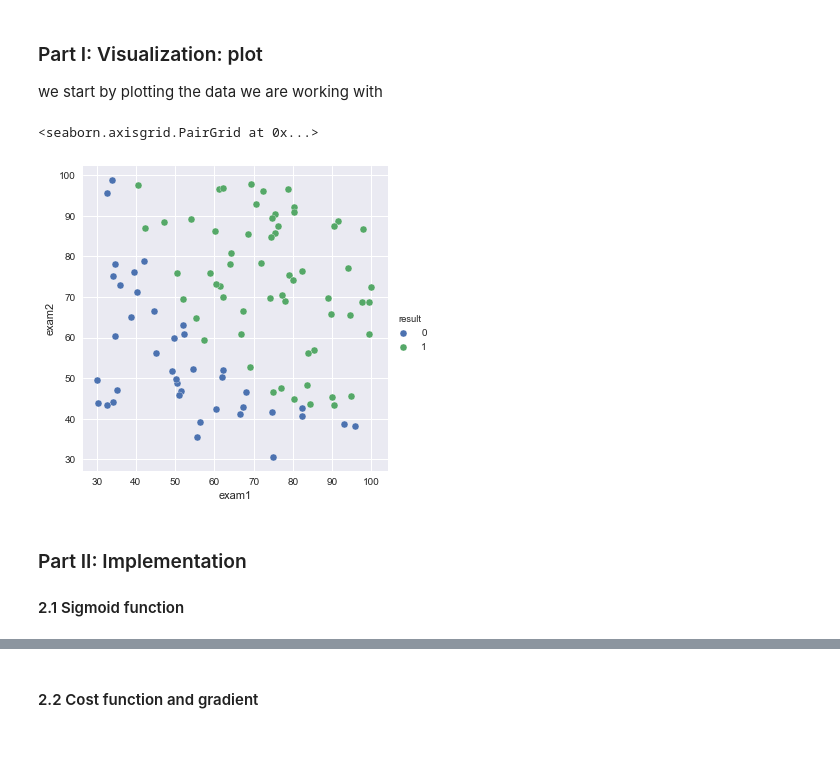
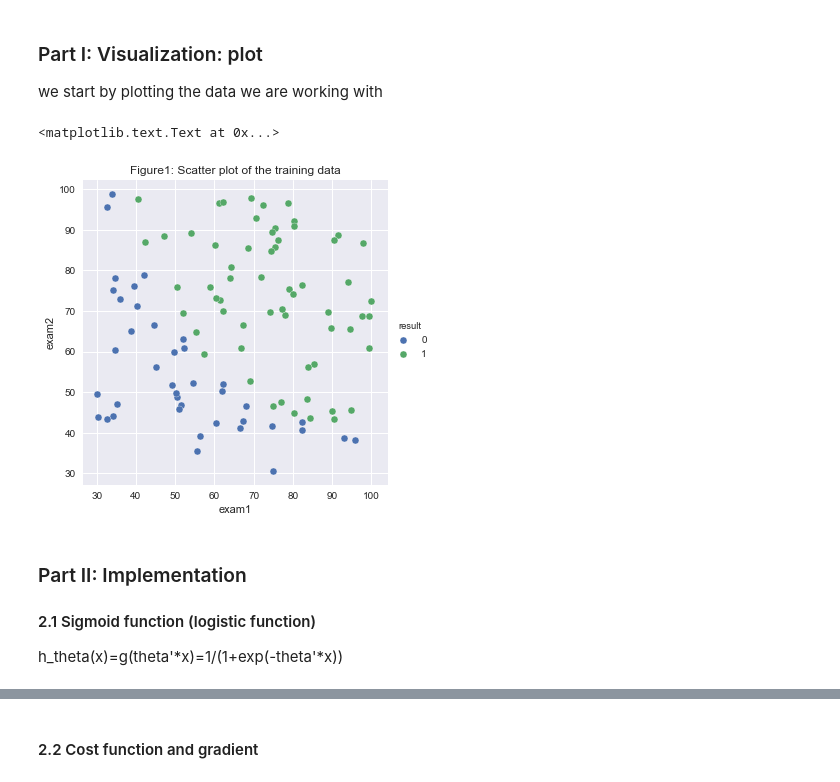
Before and after one commit to junyingzhang2018/machine-learning, a Jupyter notebook: logistic regression/logistic regression 1.ipynb, the cells around one changed output, grey strips where cells are left out. Cells and saved outputs as stored; diff of their text form; code cells hidden in the pictures; blank space fills up the shorter version.

```diff
--- a/logistic regression/logistic regression 1.ipynb
+++ b/logistic regression/logistic regression 1.ipynb
@@ -36,11 +39,14 @@ m,n=X.shape[0], X.shape[1]
 
 we start by plotting the data we are working with
 # %%
-sns.pairplot(x_vars='exam1', y_vars='exam2', data=train, hue='result',size=5)
+sns.pairplot(x_vars='exam1', y_vars='exam2', data=train, kind='scatter', hue='result',size=5)
+plt.title('Figure1: Scatter plot of the training data')
 # %% [output]
-<seaborn.axisgrid.PairGrid at 0x...>
+<matplotlib.text.Text at 0x...>
-[figure, old version]
+[figure, new version]
 # %% [markdown]
 ### Part II: Implementation
 
-#### 2.1 Sigmoid function
+#### 2.1 Sigmoid function (logistic function)
+
+h_theta(x)=g(theta'*x)=1/(1+exp(-theta'*x))
```
Also changed, not shown: parts of 17 cells of this notebook, 36 other files.
